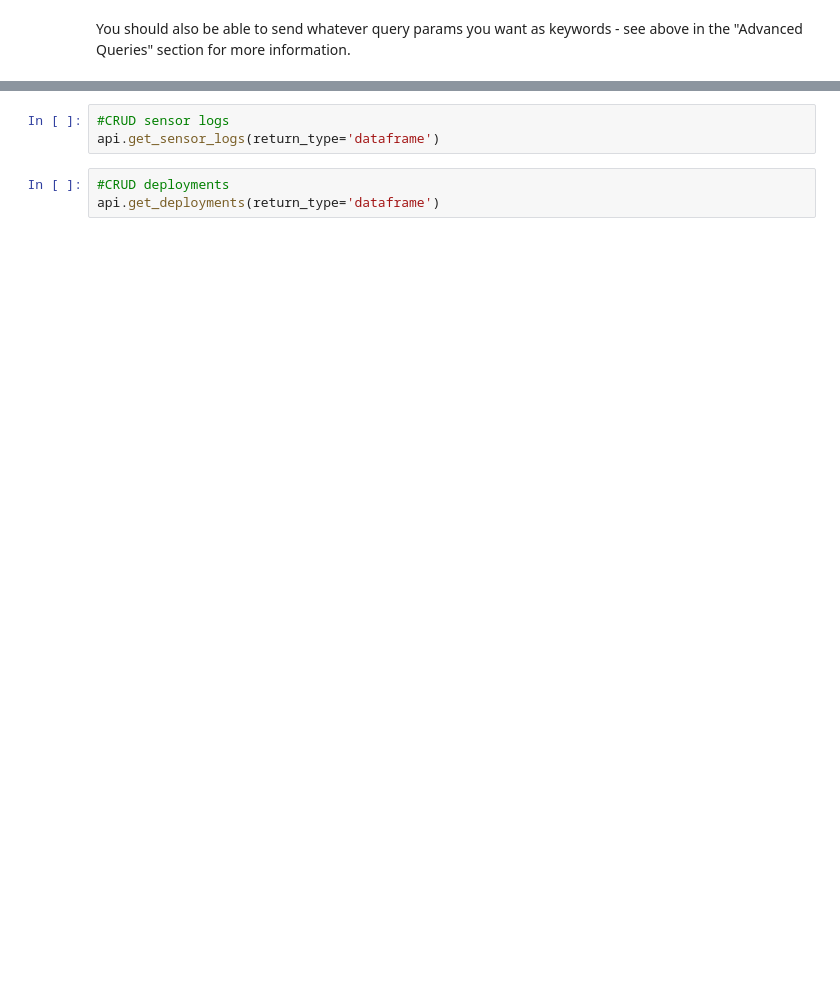
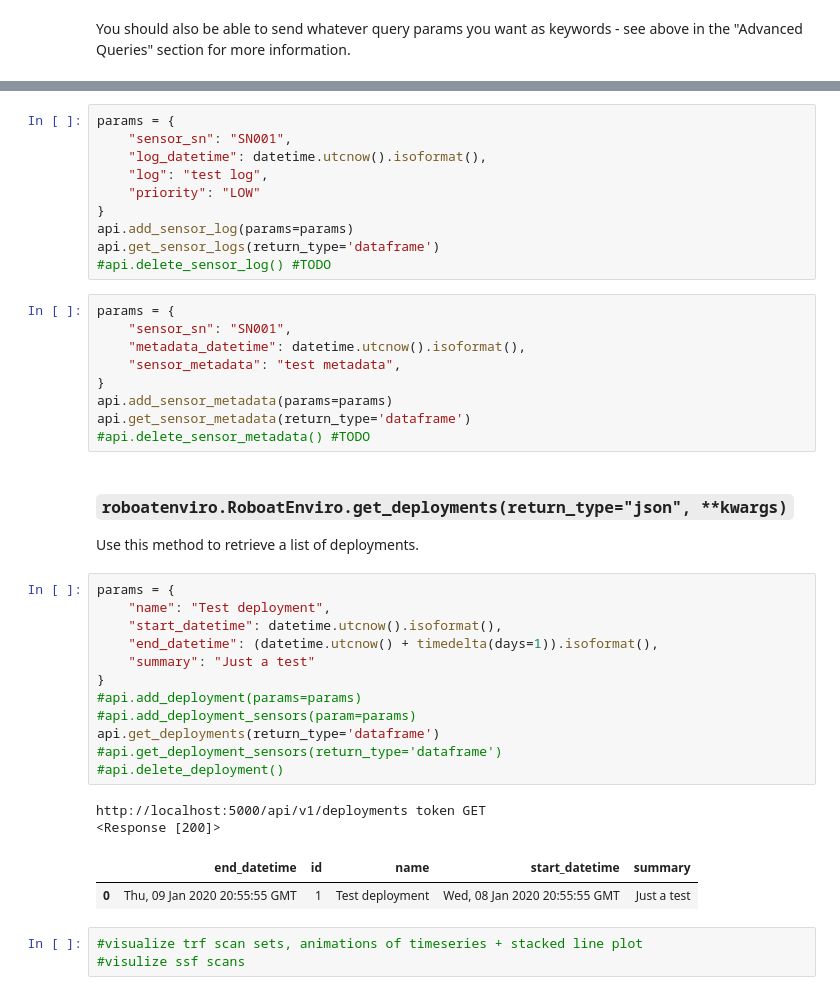
Before and after one commit to drewmee/py-roboat-enviro, a Jupyter notebook: docs/introduction.ipynb, the cells around one changed output, grey strips where cells are left out. Drawn from its saved outputs; the diff is of its cells as text; blank space fills up the shorter version.

```diff
--- a/docs/introduction.ipynb
+++ b/docs/introduction.ipynb
@@ -183,6 +323,43 @@ Use this method to retrieve a list of logs for a given SN.
-# %%
-#CRUD sensor logs
-api.get_sensor_logs(return_type='dataframe')
-# %%
-#CRUD deployments
-api.get_deployments(return_type='dataframe')
+# %%
+params = {
+    "sensor_sn": "SN001",
+    "log_datetime": datetime.utcnow().isoformat(),
+    "log": "test log",
+    "priority": "LOW"
+}
+api.add_sensor_log(params=params)
+api.get_sensor_logs(return_type='dataframe')
+#api.delete_sensor_log() #TODO
+# %%
+params = {
+    "sensor_sn": "SN001",
+    "metadata_datetime": datetime.utcnow().isoformat(),
+    "sensor_metadata": "test metadata",
+}
+api.add_sensor_metadata(params=params)
+api.get_sensor_metadata(return_type='dataframe')
+#api.delete_sensor_metadata() #TODO
+# %% [markdown]
+### `roboatenviro.RoboatEnviro.get_deployments(return_type="json", **kwargs)`
+
+Use this method to retrieve a list of deployments.
+# %%
+params = {
+    "name": "Test deployment",
+    "start_datetime": datetime.utcnow().isoformat(),
+    "end_datetime": (datetime.utcnow() + timedelta(days=1)).isoformat(),
+    "summary": "Just a test"
+}
+#api.add_deployment(params=params)
+#api.add_deployment_sensors(param=params)
+api.get_deployments(return_type='dataframe')
+#api.get_deployment_sensors(return_type='dataframe')
+#api.delete_deployment()
+# %% [output]
+http://localhost:5000/api/v1/deployments token GET
+<Response [200]>
+|  | end_datetime | id | name | start_datetime | summary |
+| 0 | Thu, 09 Jan 2020 20:55:55 GMT | 1 | Test deployment | Wed, 08 Jan 2020 20:55:55 GMT | Just a test |
+# %%
+#visualize trf scan sets, animations of timeseries + stacked line plot
+#visulize ssf scans
```
Also changed, not shown: parts of 36 cells of this notebook, 3 other files.
